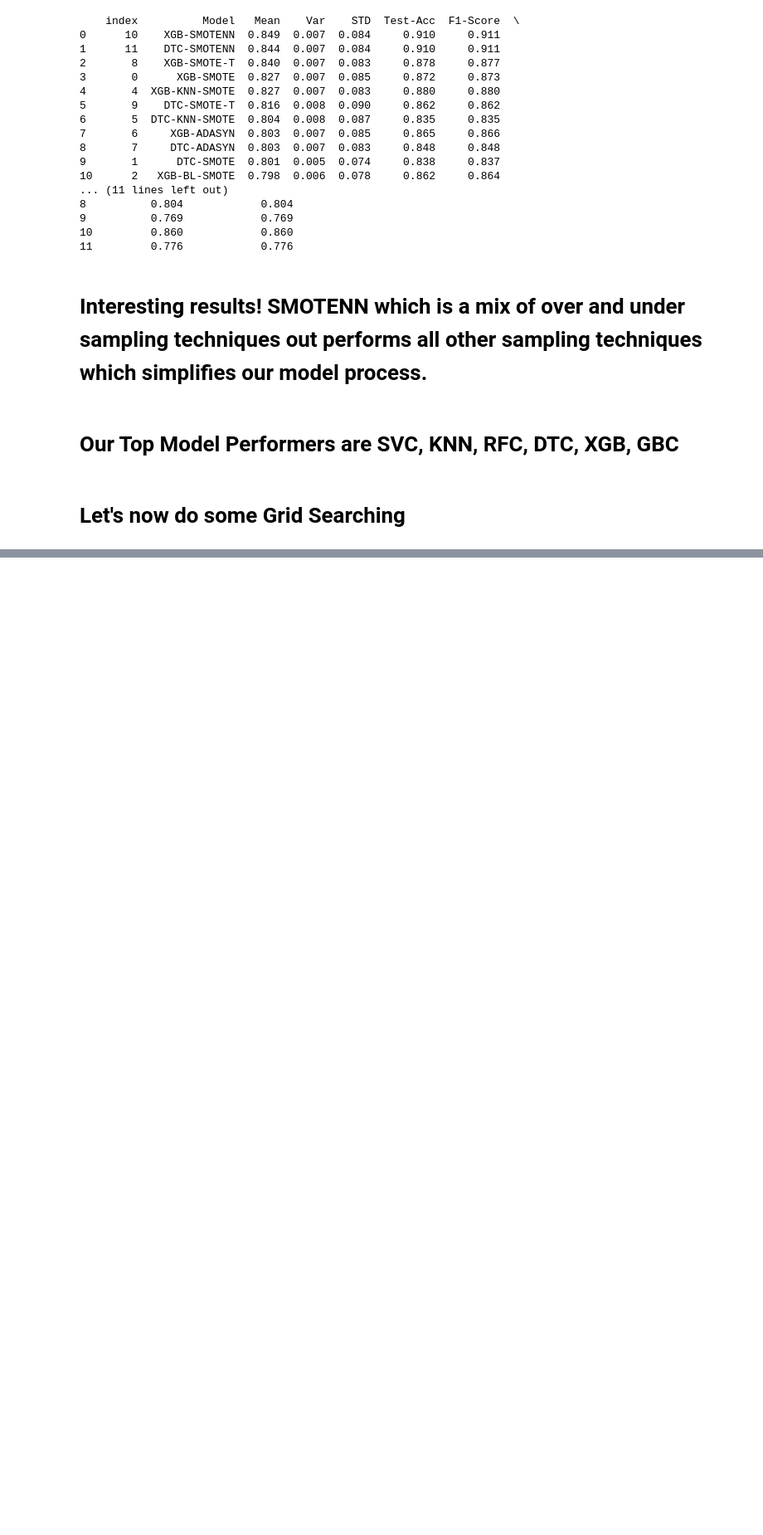
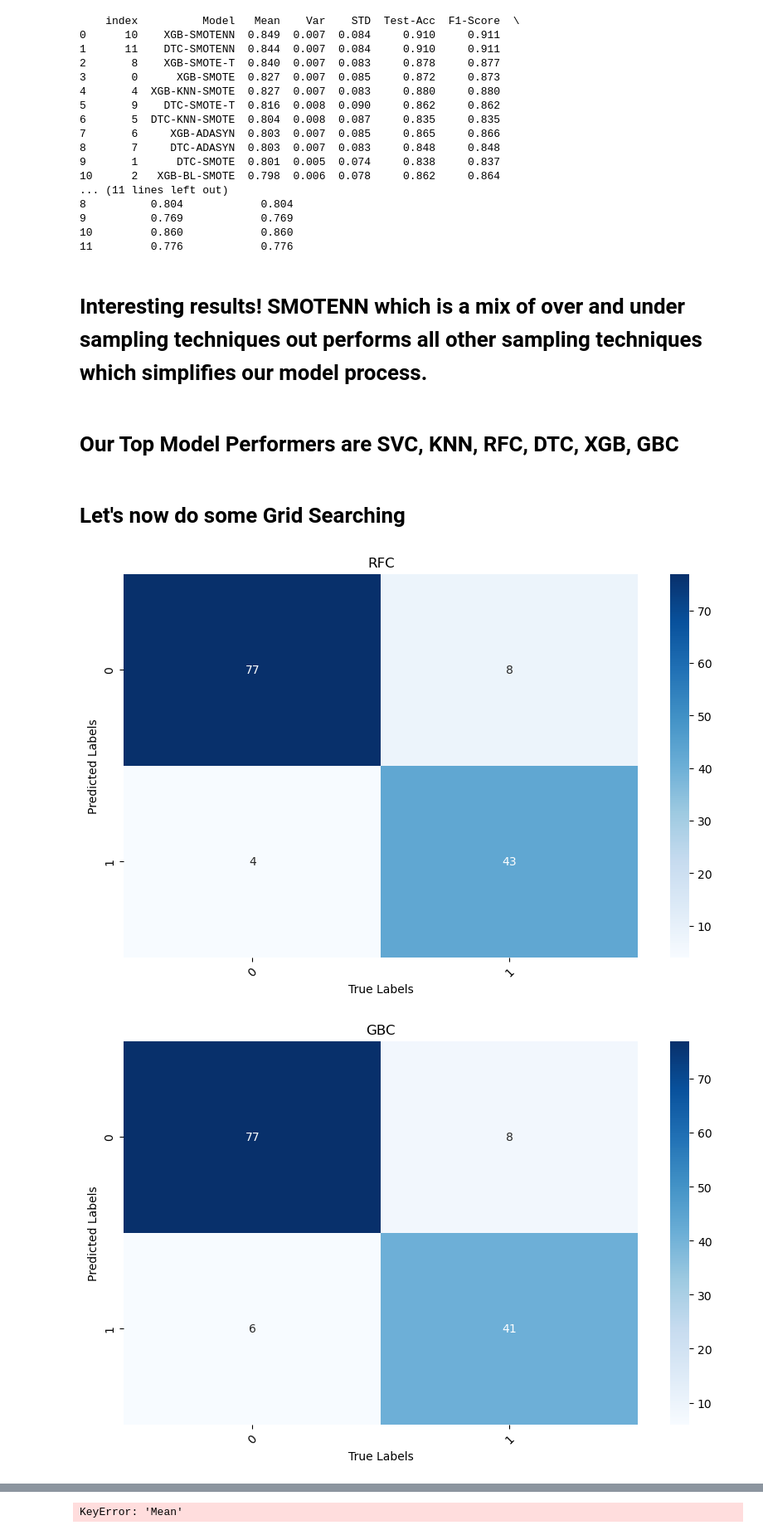
Before and after one commit to MaukanMir/-Social-Network-Ads-Classifier, a Jupyter notebook: training.ipynb, the cells around one changed output, grey strips where cells are left out. Shown at 83% size. Saved outputs shown, nothing was run; the diff lists cells and outputs as text; code cells hidden in the pictures; blank space fills up the shorter version.

```diff
--- a/training.ipynb
+++ b/training.ipynb
@@ -540,3 +552,44 @@ test_selected_sampling_models(preprocessor, sampling_model_names, sampling_model
 # Our Top Model Performers are SVC, KNN, RFC, DTC, XGB, GBC
 # %% [markdown]
 # Let's now do some Grid Searching
+# %%
+params = {
+  "RFC":{
+    'RFC__n_estimators': [100, 200, 300],
+    "RFC__criterion":['gini', 'entropy', 'log_loss'],
+    'RFC__max_depth': [None, 10, 20, 30],
+    'RFC__min_samples_split': [2, 5, 10],
+    'RFC__min_samples_leaf': [1, 2, 4],
+  },
+
+  "GBC":{
+    'GBC__n_estimators': [100, 200, 300],
+    'GBC__learning_rate': [0.01, 0.1, 0.2],
+    'GBC__max_depth': [None, 10, 20, 30],
+    'GBC__min_samples_split': [2, 5, 10],
+    'GBC__min_samples_leaf': [1, 2, 4],
+  },
+  "XGB": {
+    'XGB__n_estimators': [100, 200, 300],
+    'XGB__learning_rate': [0.01, 0.05, 0.1, 0.2],
+    'XGB__max_depth': [3, 6, 9, 12],
+    'XGB__min_child_weight': [1, 2, 4, 6],
+    'XGB__gamma': [0, 0.1, 0.2, 0.3]
+  },
+  "DTC": {
+    'DTC__criterion': ['gini', 'entropy'],
+    'DTC__splitter': ['best', 'random'],
+    'DTC__max_depth': [None, 10, 20, 30],
+    'DTC__min_samples_split': [2, 5, 10],
+    'DTC__min_samples_leaf': [1, 2, 4],
+    'DTC__max_features': [None, 'auto', 'sqrt', 'log2']
+  }
+}
+
+model_names = ["RFC", "GBC", "XGB", "DTC"]
+models = grab_selected_models(model_names)
+sample_model = SMOTEENN()
+grid_search(preprocessor, models, model_names, sample_model, "SMOTEENN", X, y, precision_metric, params)
+# %% [output]
+[figure, added]
+[figure, added]
@@ -542,0 +598 @@ test_selected_sampling_models(preprocessor, sampling_model_names, sampling_model
+KeyError: 'Mean'
```
Also changed, not shown: parts of 2 cells of this notebook.
